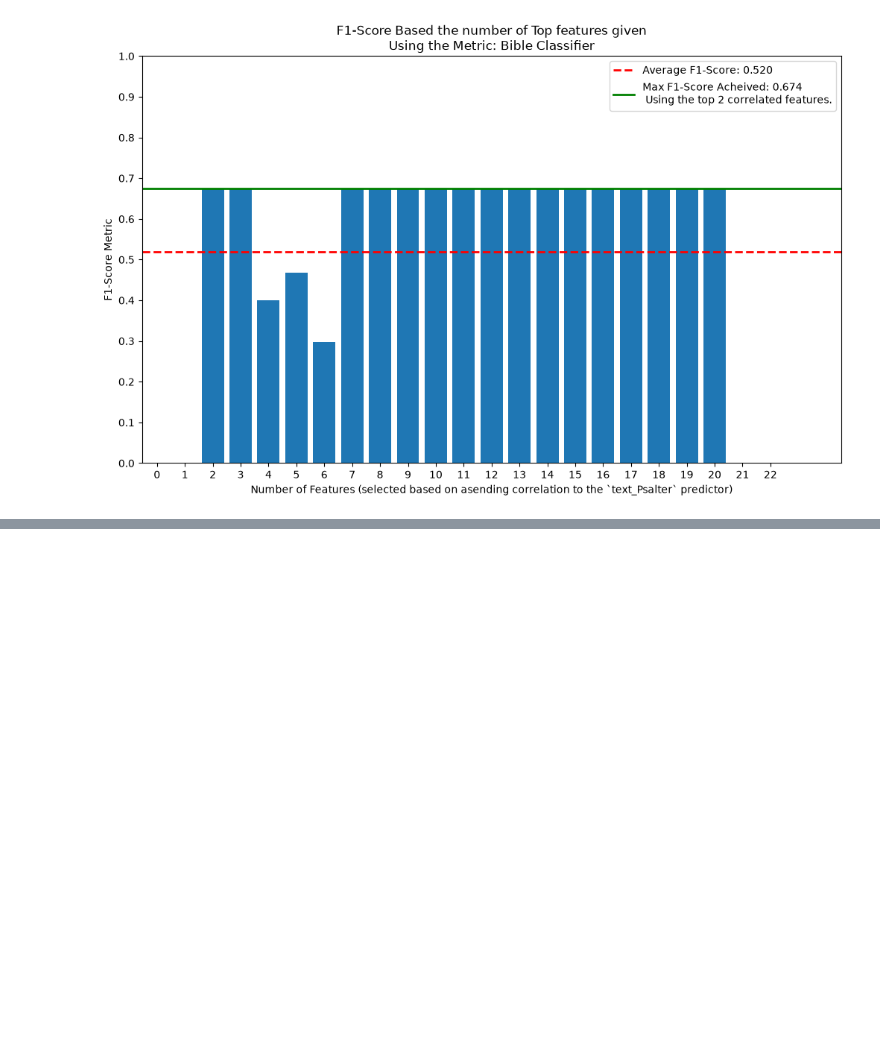
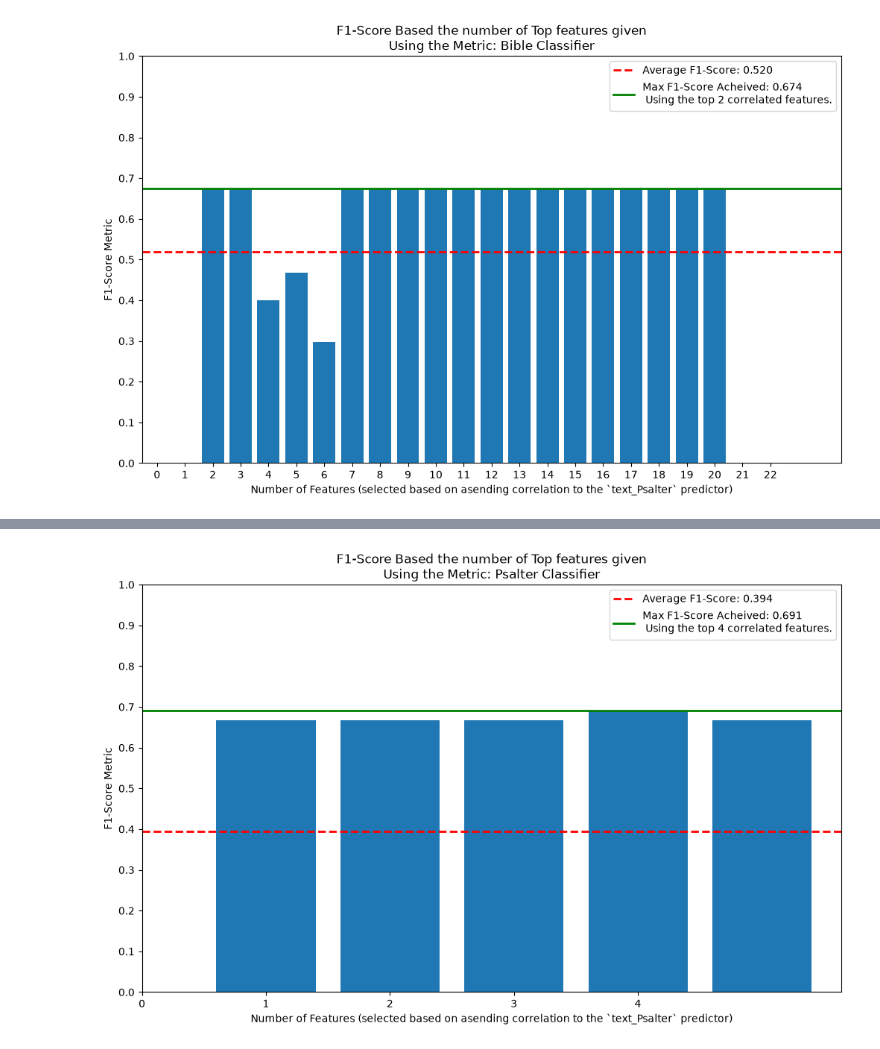
Before and after one commit to cwc09262/psalms-text-comparison, a Jupyter notebook: ml_work/modeling .ipynb, the cells around one changed output, grey strips where cells are left out. Drawn from its saved outputs; the diff is of its cells as text; code cells hidden in the pictures; blank space fills up the shorter version.

Commit message:
Update modeling .ipynb
further investigation features to feed into the perceptron.

```diff
--- a/ml_work/modeling .ipynb
+++ b/ml_work/modeling .ipynb
@@ -519,0 +586,15 @@ plot_metric(bible_class, "Bible Classifier")
+# %%
+import itertools
+
+# Your starting point
+target_features = correlations[:5].index.tolist()
+
+feature_combinations = [
+    list(combo) # or np.array(combo) if your downstream pipeline strictly requires NumPy arrays
+    for r in range(1, len(target_features) + 1)
+    for combo in itertools.combinations(target_features, r)
+]
+
+print(f'Number of Combinations: {len(feature_combinations)}')
+
+feature_combinations
@@ -519,0 +657,12 @@ plot_metric(bible_class, "Bible Classifier")
+# %%
+new_results = []
+
+for feature_set in feature_combinations:
+    new_data = perceptron_trial(feature_set)
+    new_data["class"] = new_data.index
+    new_results.append(new_data.reset_index(drop=True))
+
+results_df = pd.concat(new_results, ignore_index=True)
+
+display(results_df)
+#perceptron_trial()
@@ -519,0 +745,7 @@ plot_metric(bible_class, "Bible Classifier")
+# %%
+# filtering for only the 'macro avg' rows
+psalter_class = results_df[results_df['class'] == "1"] # Psalter classifier
+
+plot_metric(psalter_class, "Psalter Classifier")
+# %% [output]
+[figure, added]
```
Also changed, not shown: parts of 19 cells of this notebook.
